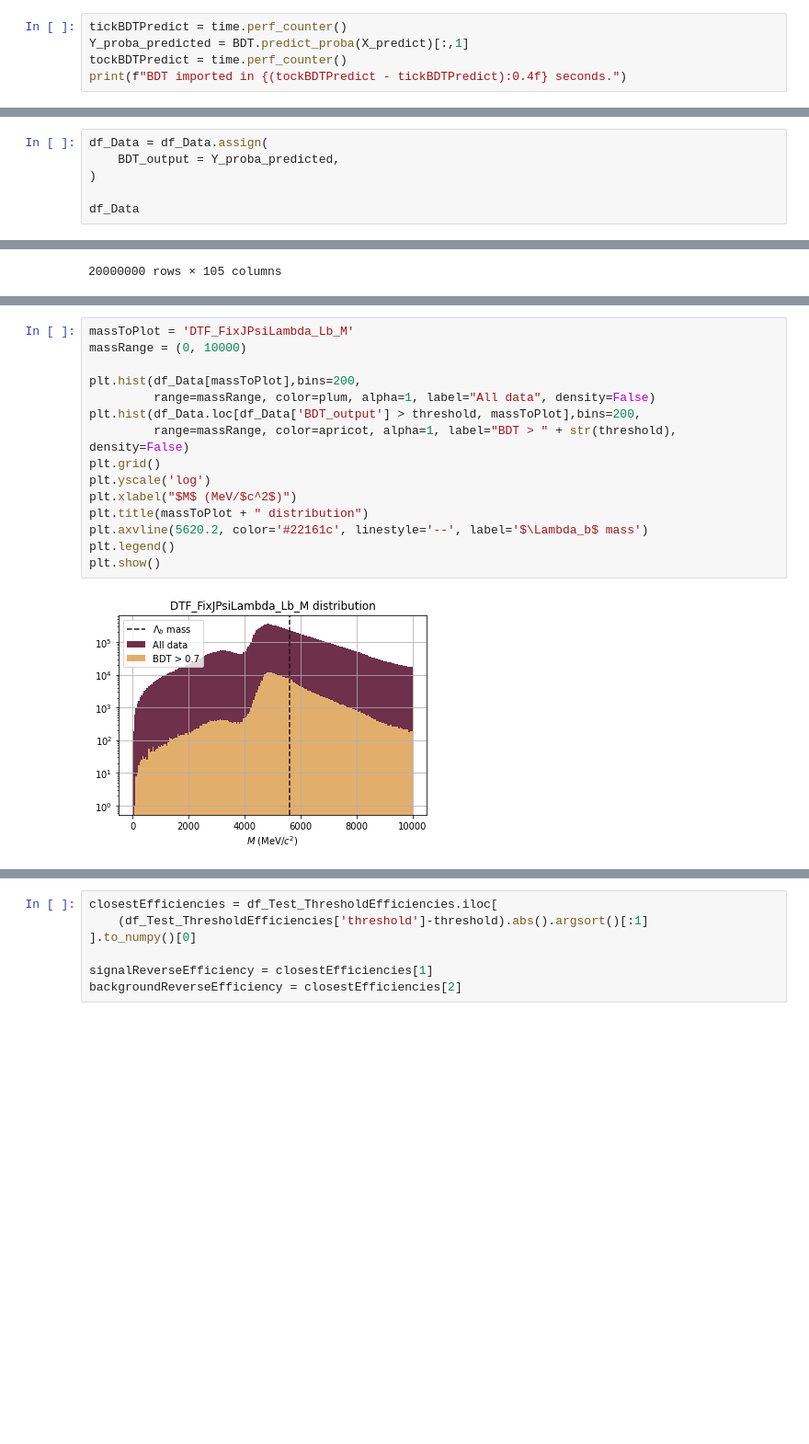
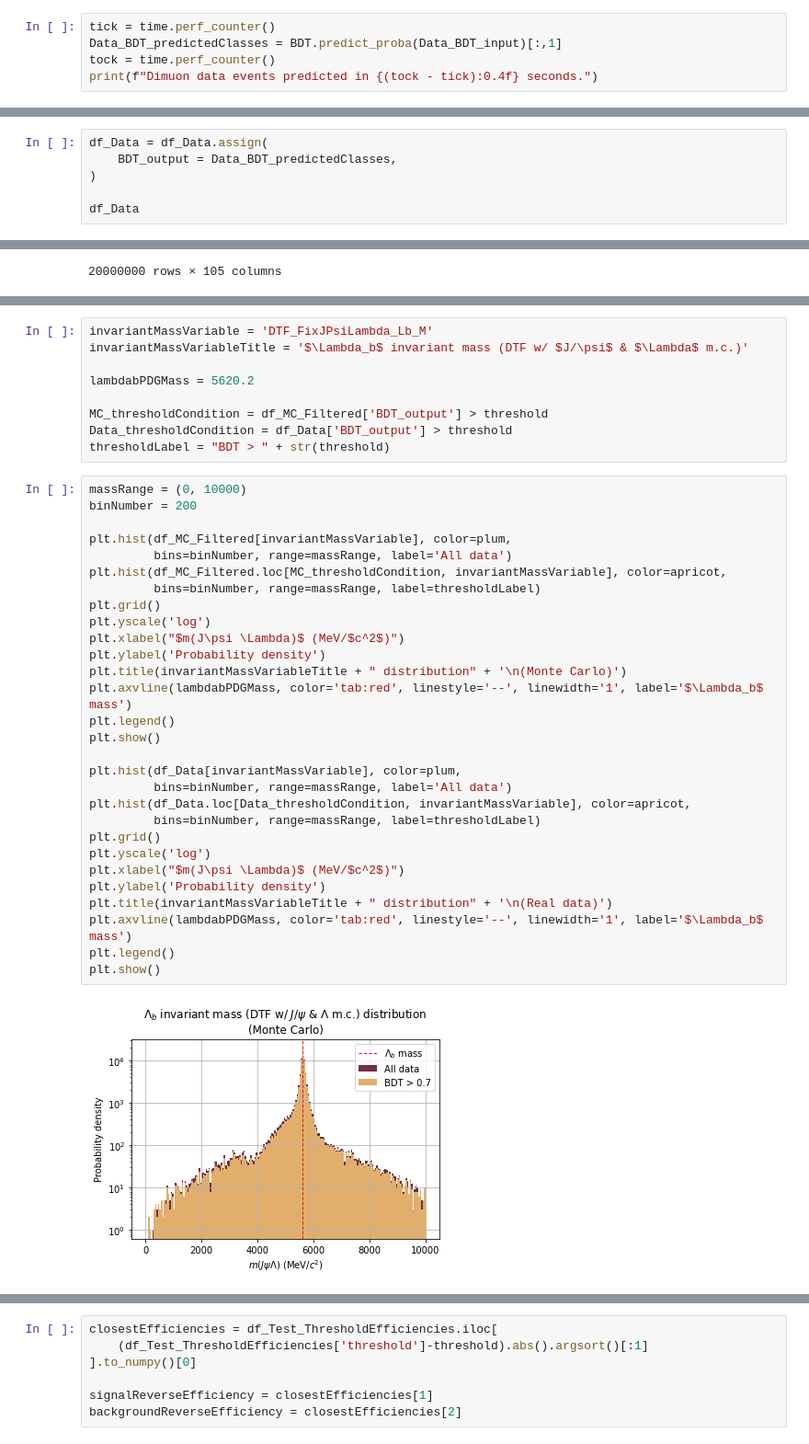
Before and after one commit to alatios/lb2jpsil_classifier-studies, a Jupyter notebook: BDT/6_BDT_threshold_optimizer.ipynb, the cells around one changed output, grey strips where cells are left out. Shown at 92% size. Saved outputs shown, nothing was run; the diff lists cells and outputs as text; blank space fills up the shorter version.

```diff
--- a/BDT/6_BDT_threshold_optimizer.ipynb
+++ b/BDT/6_BDT_threshold_optimizer.ipynb
@@ -160,6 +305,6 @@ array([[1.52504407e+03, 4.53043789e+04, 7.82852173e+02, ...,
 # %%
-tickBDTPredict = time.perf_counter()
-Y_proba_predicted = BDT.predict_proba(X_predict)[:,1]
-tockBDTPredict = time.perf_counter()
-print(f"BDT imported in {(tockBDTPredict - tickBDTPredict):0.4f} seconds.")
+tick = time.perf_counter()
+Data_BDT_predictedClasses = BDT.predict_proba(Data_BDT_input)[:,1]
+tock = time.perf_counter()
+print(f"Dimuon data events predicted in {(tock - tick):0.4f} seconds.")
 # %% [output]
@@ -172,6 +312,6 @@ array([9.95874495e-03, 7.62024690e-05, 5.81133729e-03, ...,
 # %%
 df_Data = df_Data.assign(
-    BDT_output = Y_proba_predicted,
+    BDT_output = Data_BDT_predictedClasses,
 )
 
 df_Data
@@ -203,17 +353,40 @@ threshold = 0.7 # 0.88
+# %%
+invariantMassVariable = 'DTF_FixJPsiLambda_Lb_M'
+invariantMassVariableTitle = '$\Lambda_b$ invariant mass (DTF w/ $J/\psi$ & $\Lambda$ m.c.)'
+
+lambdabPDGMass = 5620.2
+
+MC_thresholdCondition = df_MC_Filtered['BDT_output'] > threshold
+Data_thresholdCondition = df_Data['BDT_output'] > threshold
+thresholdLabel = "BDT > " + str(threshold)
 # %%
-massToPlot = 'DTF_FixJPsiLambda_Lb_M'
 massRange = (0, 10000)
+binNumber = 200
 
-plt.hist(df_Data[massToPlot],bins=200,
-         range=massRange, color=plum, alpha=1, label="All data", density=False)
-plt.hist(df_Data.loc[df_Data['BDT_output'] > threshold, massToPlot],bins=200,
-         range=massRange, color=apricot, alpha=1, label="BDT > " + str(threshold), density=False)
+plt.hist(df_MC_Filtered[invariantMassVariable], color=plum,
+         bins=binNumber, range=massRange, label='All data')
+plt.hist(df_MC_Filtered.loc[MC_thresholdCondition, invariantMassVariable], color=apricot,
+         bins=binNumber, range=massRange, label=thresholdLabel)
 plt.grid()
 plt.yscale('log')
-plt.xlabel("$M$ (MeV/$c^2$)")
-plt.title(massToPlot + " distribution")
-plt.axvline(5620.2, color='#22161c', linestyle='--', label='$\Lambda_b$ mass')
+plt.xlabel("$m(J\psi \Lambda)$ (MeV/$c^2$)")
+plt.ylabel('Probability density')
+plt.title(invariantMassVariableTitle + " distribution" + '\n(Monte Carlo)')
+plt.axvline(lambdabPDGMass, color='tab:red', linestyle='--', linewidth='1', label='$\Lambda_b$ mass')
 plt.legend()
 plt.show()
+
+plt.hist(df_Data[invariantMassVariable], color=plum,
+         bins=binNumber, range=massRange, label='All data')
+plt.hist(df_Data.loc[Data_thresholdCondition, invariantMassVariable], color=apricot,
+         bins=binNumber, range=massRange, label=thresholdLabel)
+plt.grid()
+plt.yscale('log')
+plt.xlabel("$m(J\psi \Lambda)$ (MeV/$c^2$)")
+plt.ylabel('Probability density')
+plt.title(invariantMassVariableTitle + " distribution" + '\n(Real data)')
+plt.axvline(lambdabPDGMass, color='tab:red', linestyle='--', linewidth='1', label='$\Lambda_b$ mass')
+plt.legend()
+plt.show()
 # %% [output]
-[figure, old version]
+[figure, new version]
```
Also changed, not shown: parts of 83 cells of this notebook.
